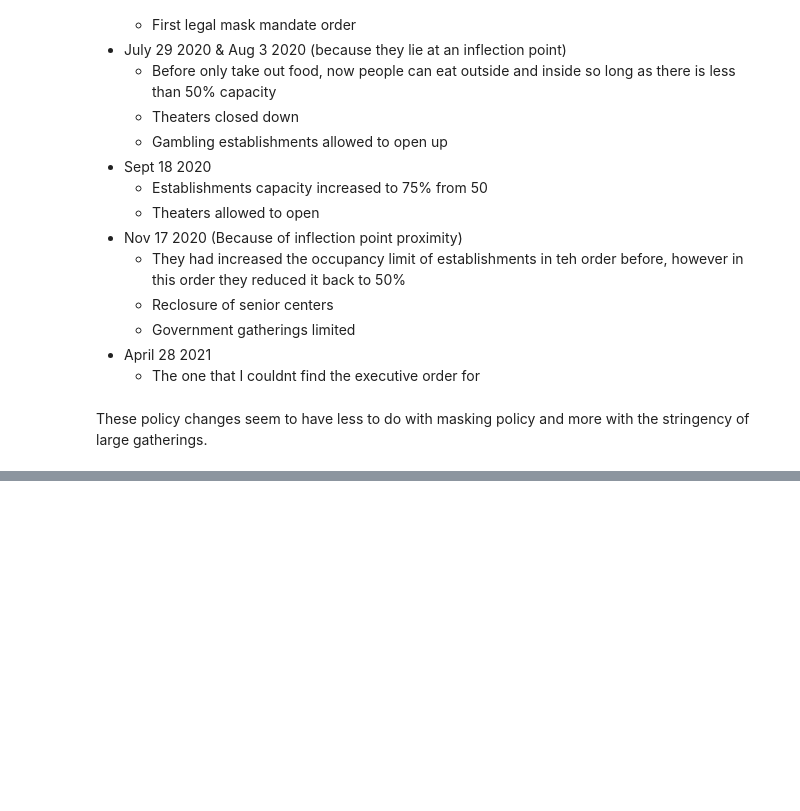
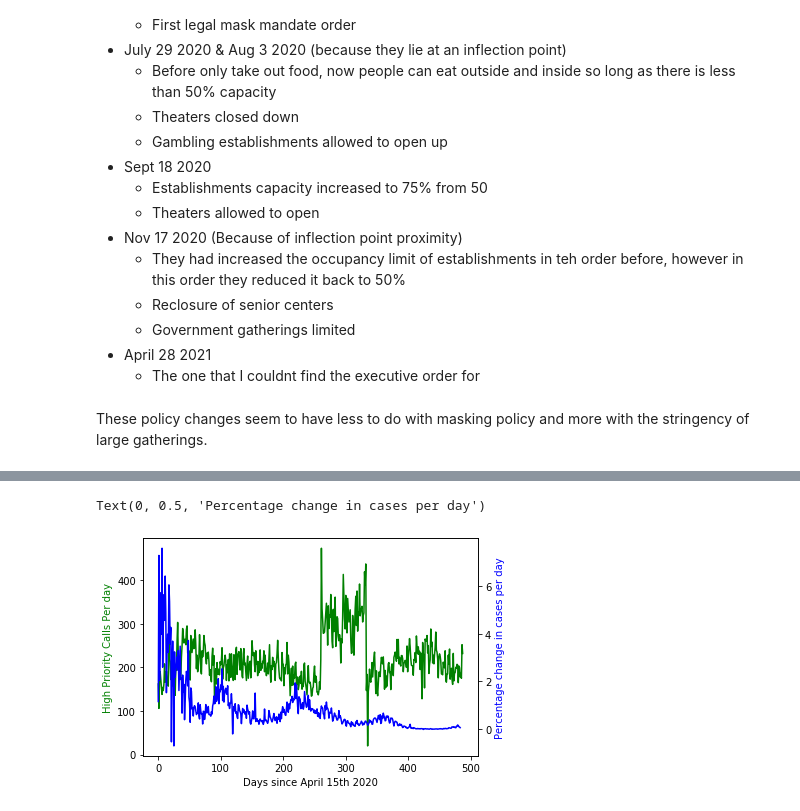
Before and after one commit to n8-uw/Project, a Jupyter notebook: explore.ipynb, the cells around one changed output, grey strips where cells are left out. Saved outputs shown, nothing was run; the diff lists cells and outputs as text; code cells hidden in the pictures; blank space fills up the shorter version.

```diff
--- a/explore.ipynb
+++ b/explore.ipynb
@@ -394,0 +439,5 @@ These policy changes seem to have less to do with masking policy and more with t
+# %%
+high_prio_2021 = police_calls_2021_df[police_calls_2021_df['priority']=='High']
+high_prio_2021.columns = [c.lower() for c in high_prio_2021.columns]
+# %%
+high_priority_calls = pd.concat([high_prio_2020,high_prio_2021])
@@ -394,0 +482,20 @@ These policy changes seem to have less to do with masking policy and more with t
+# %%
+call_counts = high_priority_calls.groupby(by='call_date')['callkey'].count()
+# %%
+clipped_call_counts = call_counts[105:-138].values
+# %%
+fig, ax1 = plt.subplots()
+ax2 = ax1.twinx()
+
+x1 = range(len(clipped_call_counts))
+x2 = range(len(100*np.diff(clipped_case_data)/clipped_case_data[1:]))
+
+ax1.plot(x1, clipped_call_counts, 'g-')
+ax2.plot(x2, 100*np.diff(clipped_case_data)/clipped_case_data[1:], 'b-')
+
+ax1.set_xlabel('Days since April 15th 2020')
+ax1.set_ylabel('High Priority Calls Per day', color='g')
+ax2.set_ylabel('Percentage change in cases per day', color='b')
+# %% [output]
+Text(0, 0.5, 'Percentage change in cases per day')
+[figure, added]
```
Also changed, not shown: parts of 22 cells of this notebook, 2 other files.
